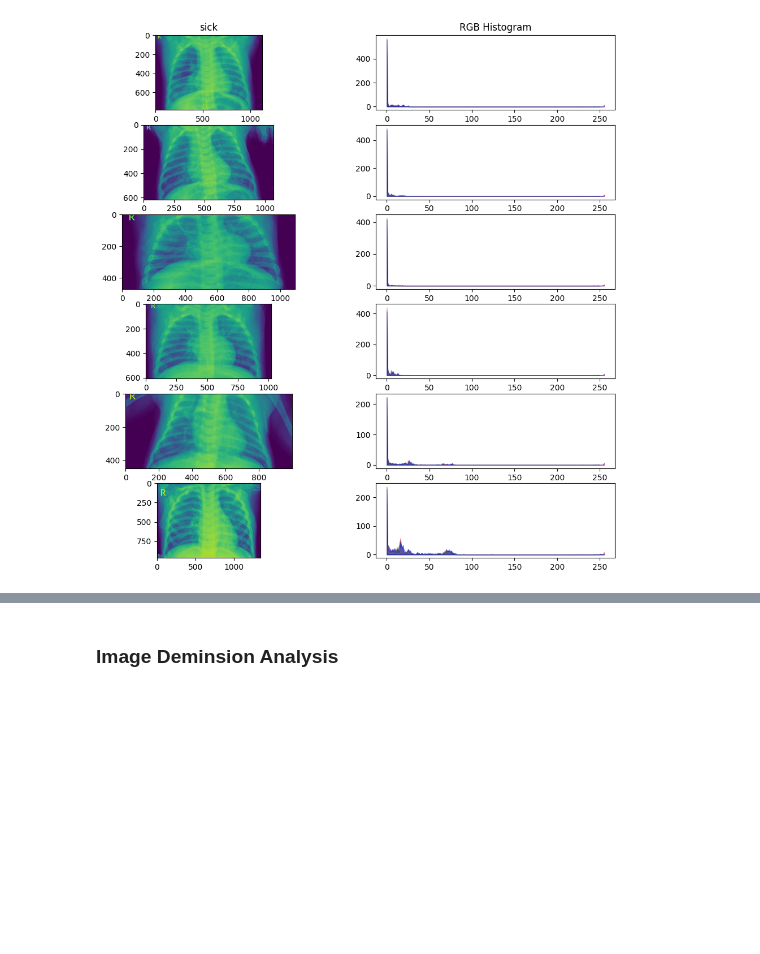
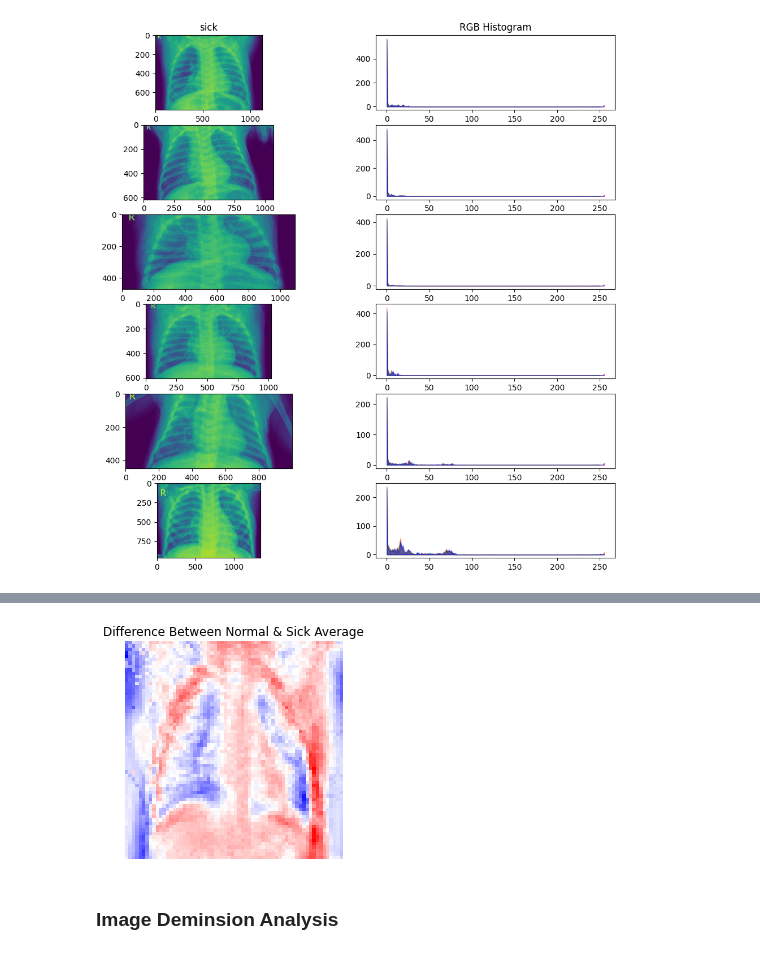
Before and after one commit to KelvinYQC/Covid_19_Classification, a Jupyter notebook: EDA/Hist_Comparison.ipynb, the cells around one changed output, grey strips where cells are left out. Saved outputs shown, nothing was run; the diff lists cells and outputs as text; code cells hidden in the pictures; blank space fills up the shorter version.

```diff
--- a/EDA/Hist_Comparison.ipynb
+++ b/EDA/Hist_Comparison.ipynb
@@ -90,3 +132,11 @@ for paths, label in [(train_images_normal[:6],"normal"), (test_images_sick[:6],
+# %%
+contrast_mean = norm_mean - sick_mean
+plt.imshow(contrast_mean, cmap='bwr')
+plt.title(f'Difference Between Normal & Sick Average')
+plt.axis('off')
+plt.show()
+# %% [output]
+[figure, added]
 # %% [markdown]
 ### Image Deminsion Analysis
 # %%
```
Also changed, not shown: parts of 3 cells of this notebook, 1 other file.
